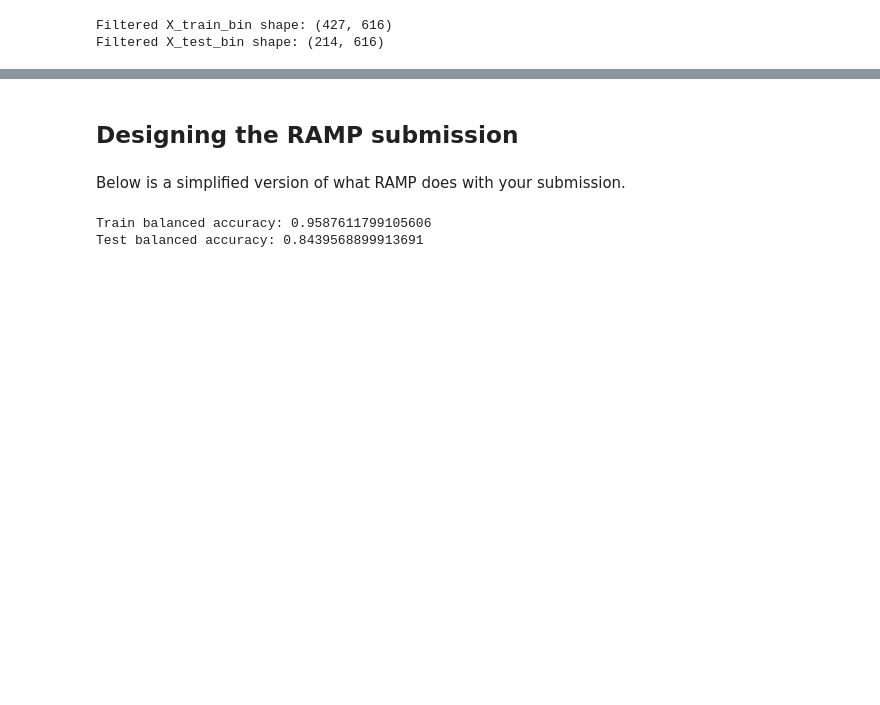
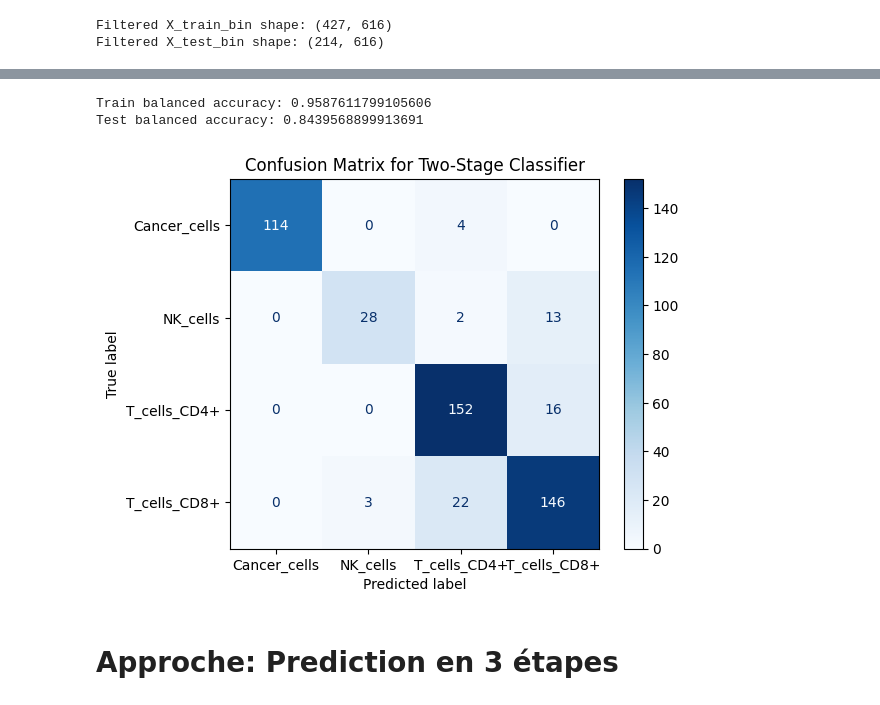
Before and after one commit to DataCampDS/scmark-classification-team_avengers, a Jupyter notebook: scMARK_classification.ipynb, the cells around one changed output, grey strips where cells are left out. Saved outputs shown, nothing was run; the diff lists cells and outputs as text; code cells hidden in the pictures; blank space fills up the shorter version.

```diff
--- a/scMARK_classification.ipynb
+++ b/scMARK_classification.ipynb
@@ -615,6 +853,11 @@ new_label = "NK_or_T_cells_CD8+"
 
 # convert categorical labels to string arrays and replace
 # Use the annotation dict to map codes to names
+classes = y_train.categories
+annotation = {}
+for i, cls in enumerate(classes):
+    annotation[i] = cls
+
 y_train_arr = np.array([annotation[code] for code in y_train.codes])
 y_test_arr = np.array([annotation[code] for code in y_test.codes])
 
@@ -628,7 +871,7 @@ y_test_merged[np.isin(y_test_merged, list(merge_from))] = new_label
 y_train_merged = pd.Categorical(y_train_merged)
 y_test_merged = pd.Categorical(y_test_merged)
 
-# quick check
+# check
 print("Train label distribution:\n", pd.Series(y_train_merged).value_counts())
 print("Test label distribution:\n", pd.Series(y_test_merged).value_counts())
 # %% [output]
@@ -774,3 +1005 @@ Stacking (LR) balanced accuracy: 0.860
-# %% [markdown]
-## Designing the RAMP submission
 # %%
@@ -985,11 +1203,32 @@ class Classifier(object):
                     proba_final[sample_idx, class_idx] = proba_bin[j, k]
 
         return proba_final
-# %% [markdown]
-Below is a simplified version of what RAMP does with your submission.
+# %%
+X_train, y_train = get_train_data()
+X_test, y_test = get_test_data()
+clf = Classifier()
+clf.fit(X_train, y_train)
+# predict_proba
+y_tr_pred_proba = clf.predict_proba(X_train)
+y_te_pred_proba = clf.predict_proba(X_test)
+
+# convert to hard classification with argmax
+y_tr_pred = clf.classes_[np.argmax(y_tr_pred_proba, axis=1)]
+y_te_pred = clf.classes_[np.argmax(y_te_pred_proba, axis=1)]
 # %%
 print('Train balanced accuracy:', balanced_accuracy_score(y_train, y_tr_pred))
 print('Test balanced accuracy:', balanced_accuracy_score(y_test, y_te_pred))
 # %% [output]
 Train balanced accuracy: 0.9587611799105606
 Test balanced accuracy: 0.8439568899913691
+# %%
+# Confusion matrix for the two-stage classifier
+cm = confusion_matrix(y_test, y_te_pred)
+disp = ConfusionMatrixDisplay(confusion_matrix=cm, display_labels=clf.classes_)
+disp.plot(cmap="Blues", values_format='d')
+plt.title("Confusion Matrix for Two-Stage Classifier")
+plt.show()
+# %% [output]
+[figure, added]
+# %% [markdown]
+# Approche: Prediction en 3 étapes
```
Also changed, not shown: parts of 55 cells of this notebook, 3 other files.
